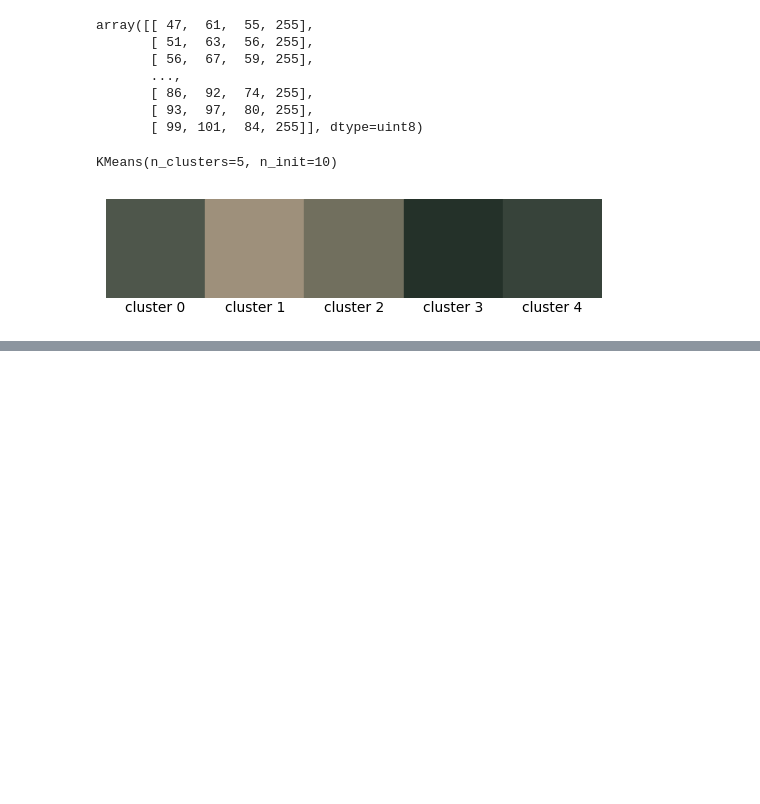
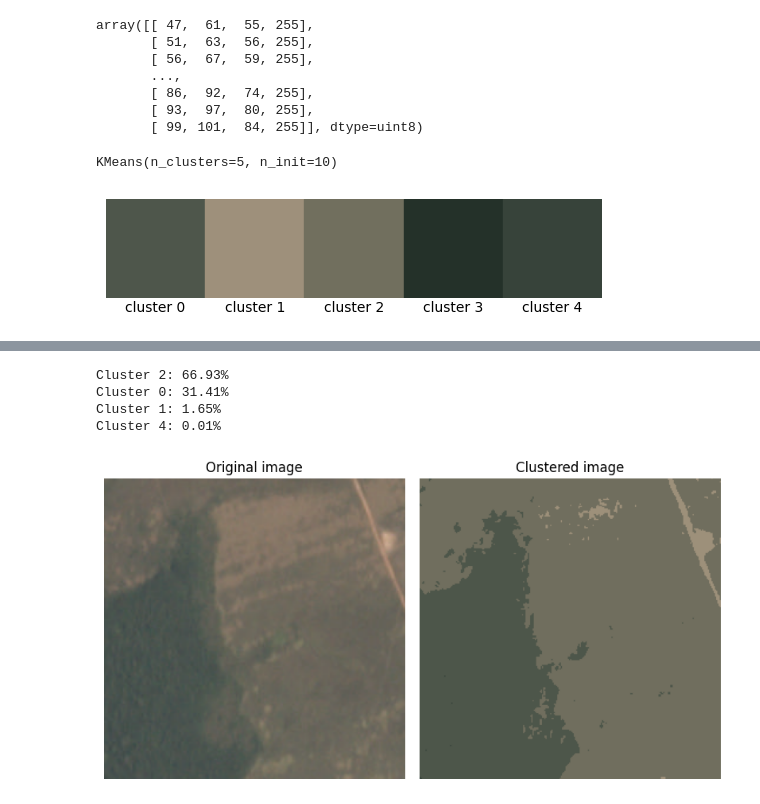
Before and after one commit to vinifm/puc_satellite_deforestation, a Jupyter notebook: code/kmeans.ipynb, the cells around one changed output, grey strips where cells are left out. Cells and saved outputs as stored; diff of their text form; code cells hidden in the pictures; blank space fills up the shorter version.

```diff
--- a/code/kmeans.ipynb
+++ b/code/kmeans.ipynb
@@ -118,0 +103,8 @@ Predicted clusters shape: (65536,)
+# %%
+print_prediction('../images/clear_images/train_350.jpg', kmeans)
+# %% [output]
+Cluster 2: 66.93%
+Cluster 0: 31.41%
+Cluster 1: 1.65%
+Cluster 4: 0.01%
+[figure, added]
```
Also changed, not shown: parts of 7 cells of this notebook, 4 other files.
